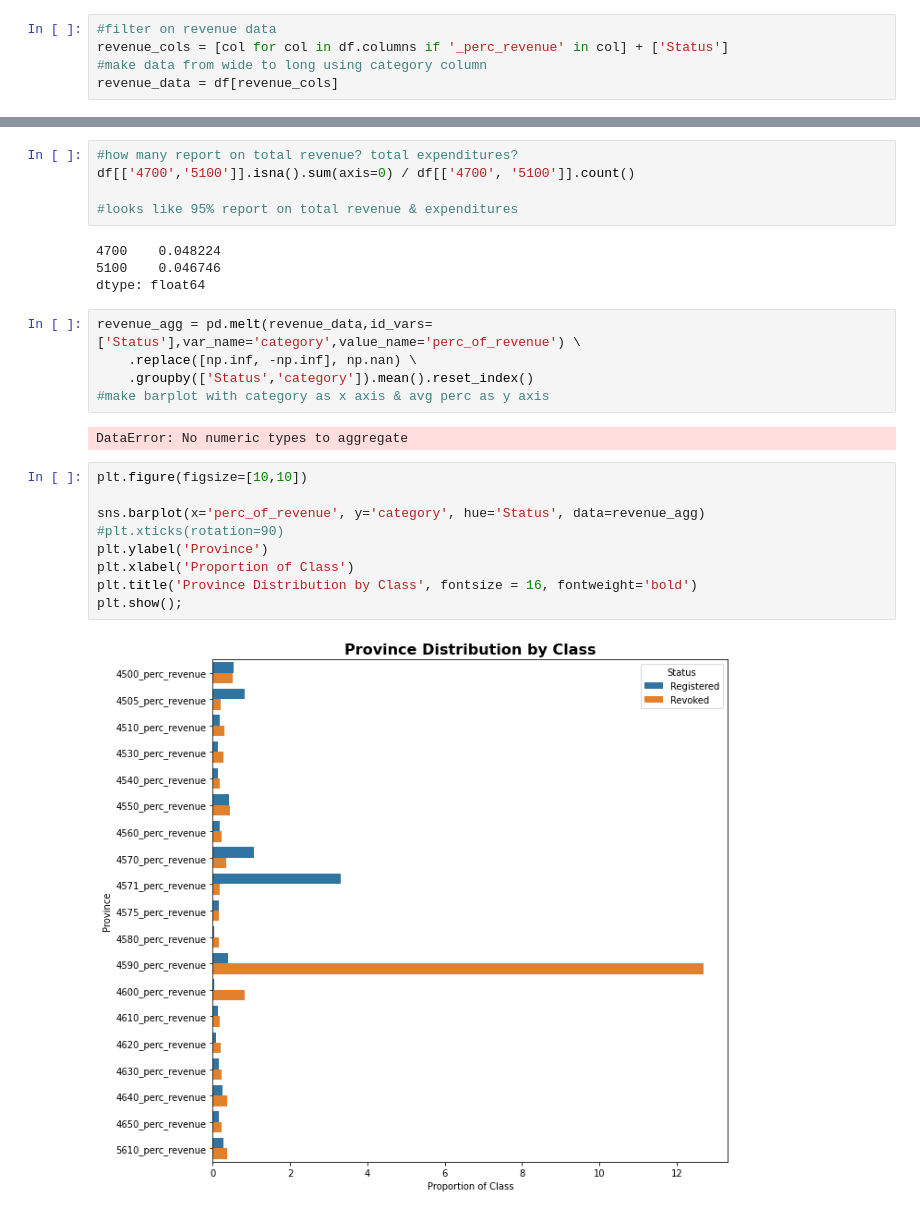
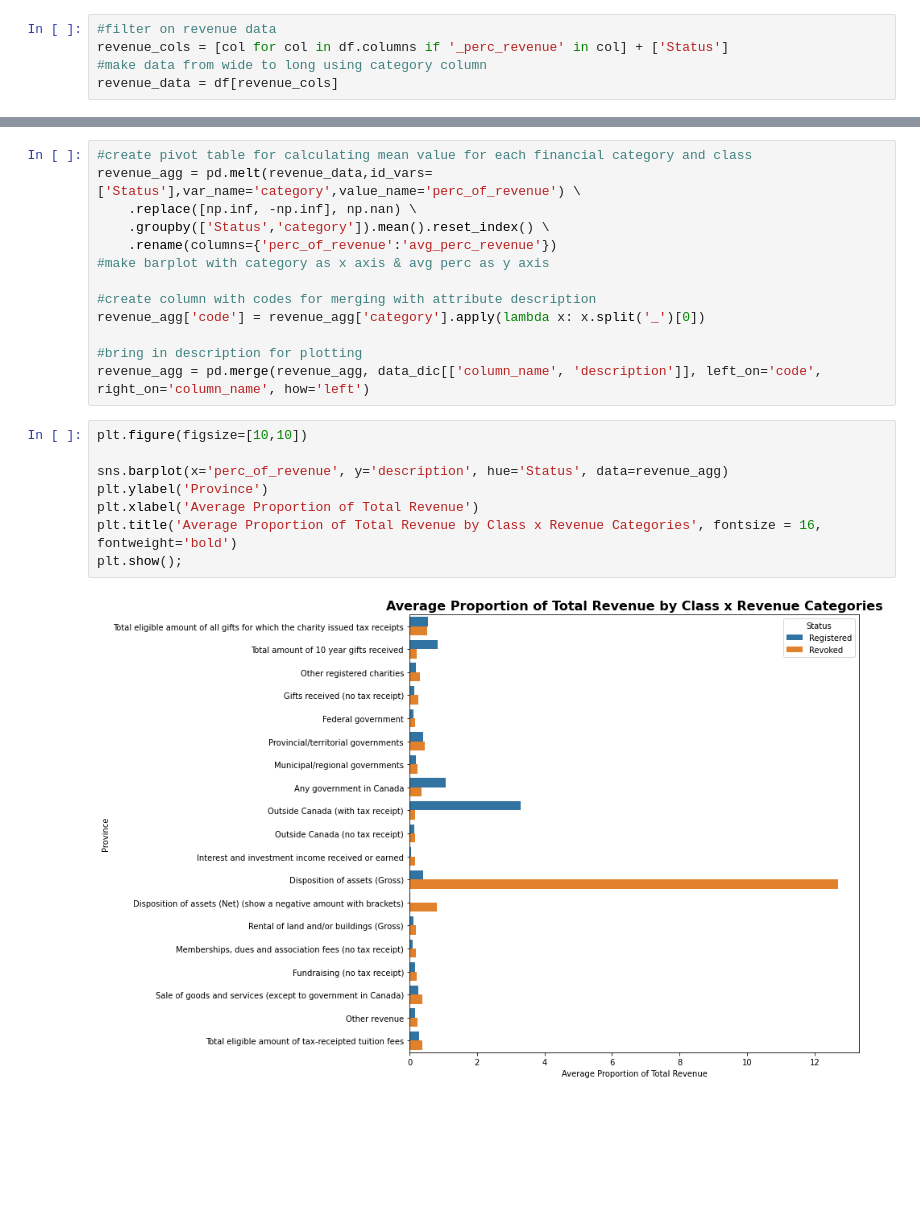
Before and after one commit to samanthacassar/canadacharities, a Jupyter notebook: exploratory_analysis.ipynb, the cells around one changed output, grey strips where cells are left out. Saved outputs shown, nothing was run; the diff lists cells and outputs as text; blank space fills up the shorter version.

```diff
--- a/exploratory_analysis.ipynb
+++ b/exploratory_analysis.ipynb
@@ -295,27 +252,23 @@ DataError: No numeric types to aggregate
-# %%
-#how many report on total revenue? total expenditures?
-df[['4700','5100']].isna().sum(axis=0) / df[['4700', '5100']].count()
-
-#looks like 95% report on total revenue & expenditures
-# %% [output]
-4700    0.048224
-5100    0.046746
-dtype: float64
 # %%
+#create pivot table for calculating mean value for each financial category and class
 revenue_agg = pd.melt(revenue_data,id_vars=['Status'],var_name='category',value_name='perc_of_revenue') \
     .replace([np.inf, -np.inf], np.nan) \
-    .groupby(['Status','category']).mean().reset_index()
+    .groupby(['Status','category']).mean().reset_index() \
+    .rename(columns={'perc_of_revenue':'avg_perc_revenue'})
 #make barplot with category as x axis & avg perc as y axis
+
+#create column with codes for merging with attribute description
+revenue_agg['code'] = revenue_agg['category'].apply(lambda x: x.split('_')[0])
+
+#bring in description for plotting
+revenue_agg = pd.merge(revenue_agg, data_dic[['column_name', 'description']], left_on='code', right_on='column_name', how='left')
-# %% [output]
-DataError: No numeric types to aggregate
 # %%
 plt.figure(figsize=[10,10])
 
-sns.barplot(x='perc_of_revenue', y='category', hue='Status', data=revenue_agg)
-#plt.xticks(rotation=90)
+sns.barplot(x='perc_of_revenue', y='description', hue='Status', data=revenue_agg)
 plt.ylabel('Province')
-plt.xlabel('Proportion of Class')
-plt.title('Province Distribution by Class', fontsize = 16, fontweight='bold')
+plt.xlabel('Average Proportion of Total Revenue')
+plt.title('Average Proportion of Total Revenue by Class x Revenue Categories', fontsize = 16, fontweight='bold')
 plt.show();
 # %% [output]
-[figure, old version]
+[figure, new version]
```
Also changed, not shown: parts of 21 cells of this notebook.
